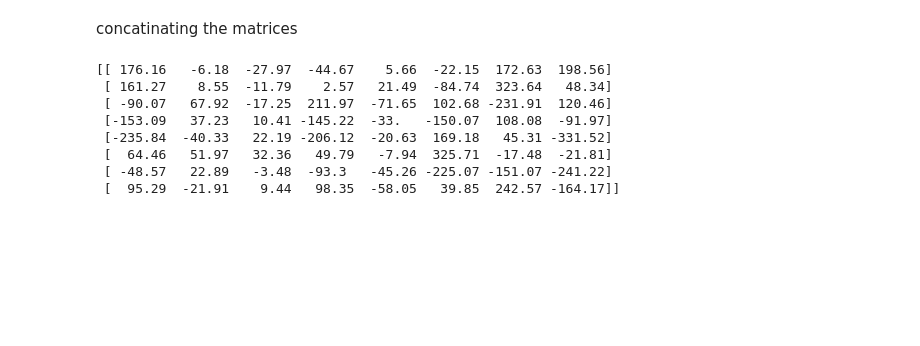
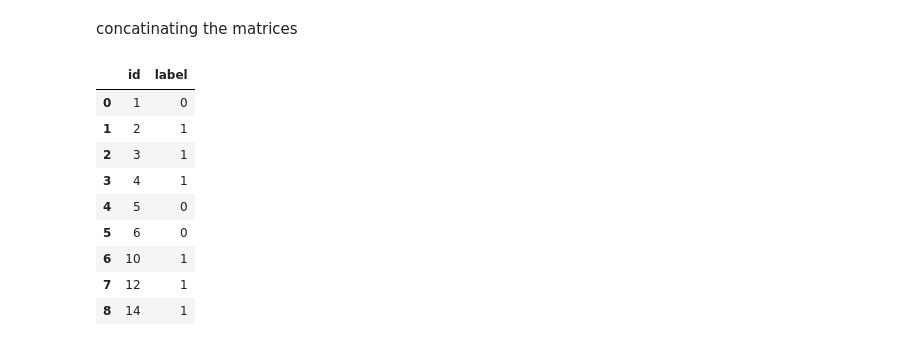
Before and after one commit to jnsbrdbr/Programming-Exercise_andrewNG, a Jupyter notebook: test10.ipynb, the cells around one changed output. Saved outputs shown, nothing was run; the diff lists cells and outputs as text; code cells hidden in the pictures; blank space fills up the shorter version.

```diff
--- a/test10.ipynb
+++ b/test10.ipynb
@@ -550,2 +511,18 @@ euclidean_distances_embedded:
 # %% [markdown]
 concatinating the matrices
+# %%
+path_label = "/content/drive/MyDrive/test/label_test10.csv"
+data_label = pd.read_csv(path_label)
+# %%
+data_label
+# %% [output]
+|  | id | label |
+| 0 | 1 | 0 |
+| 1 | 2 | 1 |
+| 2 | 3 | 1 |
+| 3 | 4 | 1 |
+| 4 | 5 | 0 |
+| 5 | 6 | 0 |
+| 6 | 10 | 1 |
+| 7 | 12 | 1 |
+| 8 | 14 | 1 |
@@ -557,17 +540,9 @@ final_mtx1=np.concatenate((CF_embedded, TF_embedded,jaccard_similarity_embedded,
 # %%
 #making the matrix n*n
-n=8
-final_mtx=np.zeros(shape=(n,n))
-for i in range(0,final_mtx.shape[0]):
-  for j in range(0,final_mtx.shape[1]):
-    final_mtx[i][j]=final_mtx1[i][j]
-print(np.round(final_mtx,2))
+
+#n=8
+#final_mtx=np.zeros(shape=(n,n))
+#for i in range(0,final_mtx.shape[0]):
+#  for j in range(0,final_mtx.shape[1]):
+#    final_mtx[i][j]=final_mtx1[i][j]
+#print(np.round(final_mtx,2))
-# %% [output]
-[[ 176.16   -6.18  -27.97  -44.67    5.66  -22.15  172.63  198.56]
- [ 161.27    8.55  -11.79    2.57   21.49  -84.74  323.64   48.34]
- [ -90.07   67.92  -17.25  211.97  -71.65  102.68 -231.91  120.46]
- [-153.09   37.23   10.41 -145.22  -33.   -150.07  108.08  -91.97]
- [-235.84  -40.33   22.19 -206.12  -20.63  169.18   45.31 -331.52]
- [  64.46   51.97   32.36   49.79   -7.94  325.71  -17.48  -21.81]
- [ -48.57   22.89   -3.48  -93.3   -45.26 -225.07 -151.07 -241.22]
- [  95.29  -21.91    9.44   98.35  -58.05   39.85  242.57 -164.17]]
```
Also changed, not shown: parts of 26 cells of this notebook.
